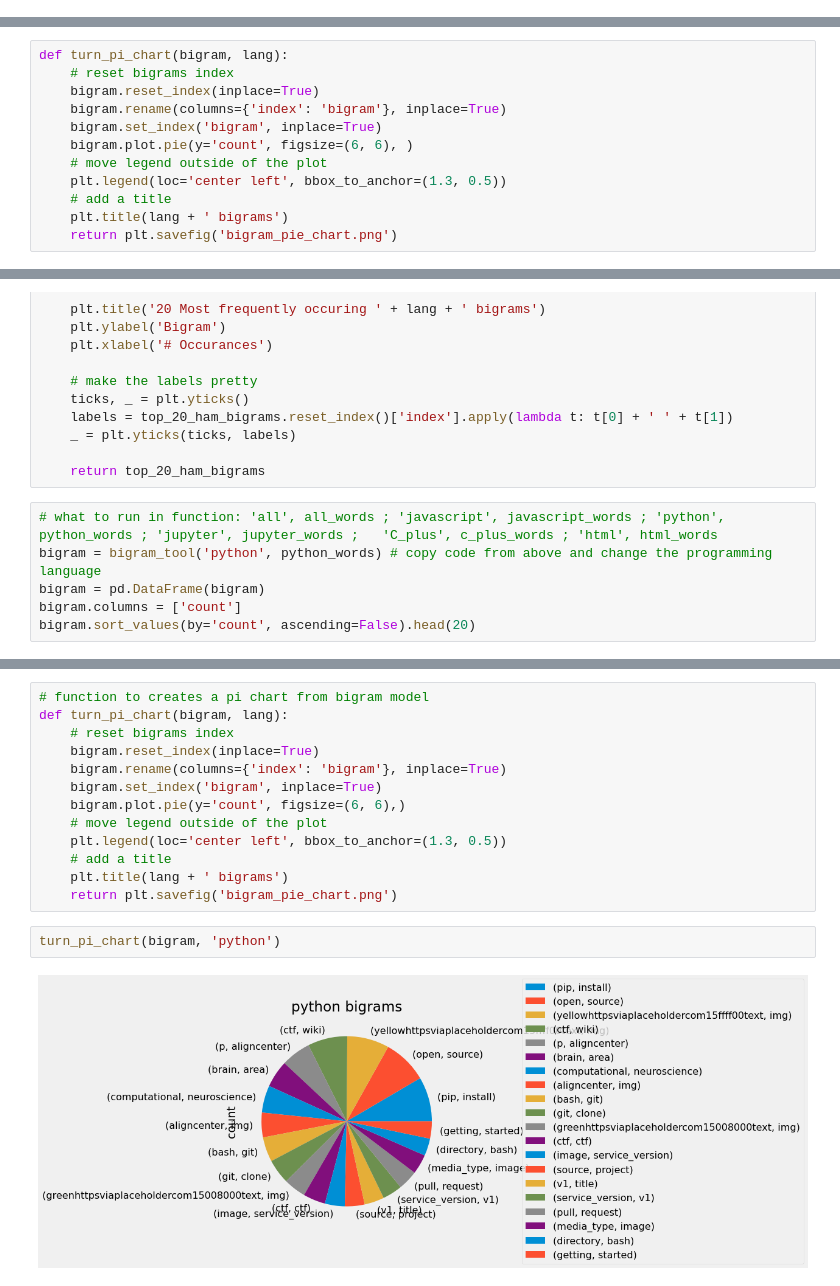
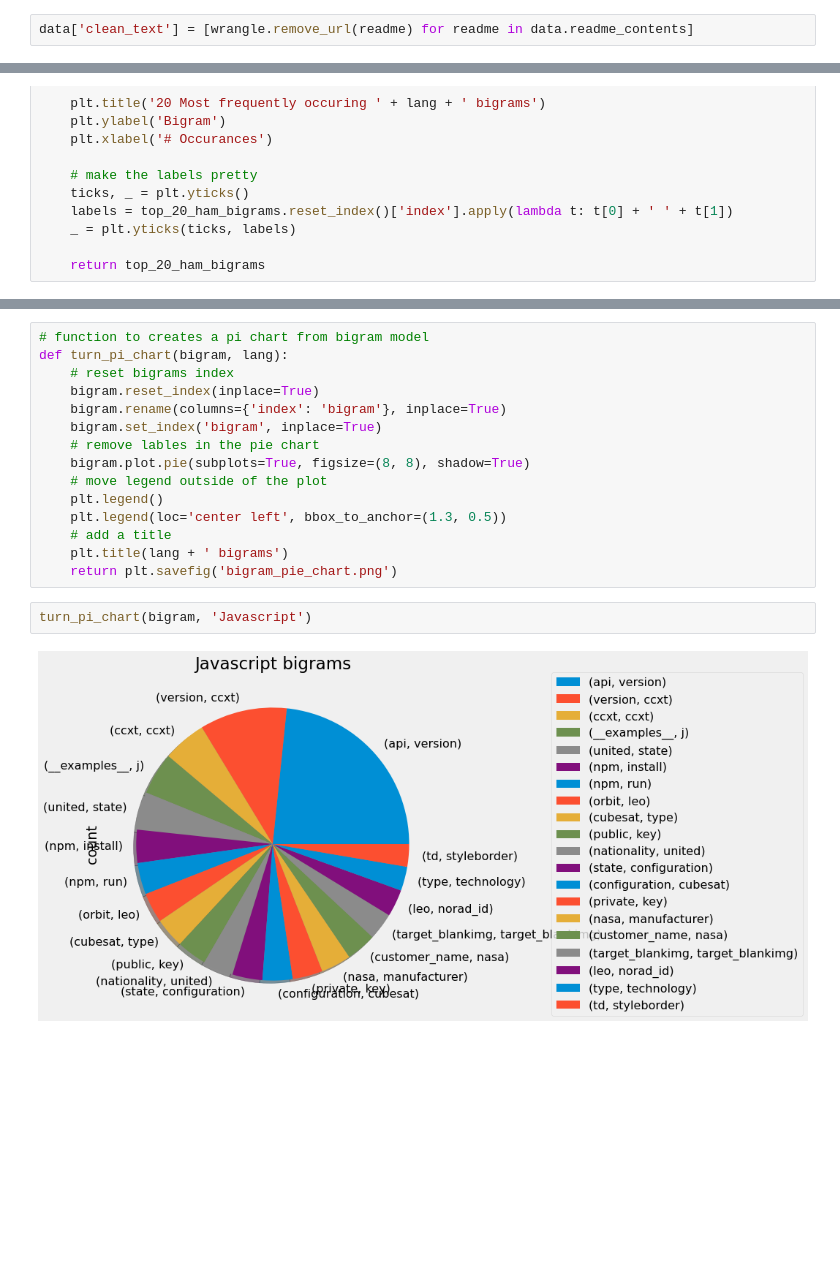
Before and after one commit to codeup-nlp/nlp-project, a Jupyter notebook: craig_explore.ipynb, the cells around one changed output, grey strips where cells are left out. Cells and saved outputs as stored; diff of their text form; blank space fills up the shorter version.

```diff
--- a/craig_explore.ipynb
+++ b/craig_explore.ipynb
@@ -71,0 +45,2 @@ data
+# %%
+data['clean_text'] = [wrangle.remove_url(readme) for readme in data.readme_contents]
@@ -797,12 +785,0 @@ bigram.sort_values(by='count', ascending=False).head(20)
-# %%
-def turn_pi_chart(bigram, lang):
-    # reset bigrams index
-    bigram.reset_index(inplace=True)
-    bigram.rename(columns={'index': 'bigram'}, inplace=True)
-    bigram.set_index('bigram', inplace=True)
-    bigram.plot.pie(y='count', figsize=(6, 6), )
-    # move legend outside of the plot
-    plt.legend(loc='center left', bbox_to_anchor=(1.3, 0.5))
-    # add a title
-    plt.title(lang + ' bigrams')
-    return plt.savefig('bigram_pie_chart.png')
@@ -839,9 +806,3 @@ def bigram_tool(lang, lang_words):
     _ = plt.yticks(ticks, labels)
 
     return top_20_ham_bigrams
-# %%
-# what to run in function: 'all', all_words ; 'javascript', javascript_words ; 'python', python_words ; 'jupyter', jupyter_words ;	'C_plus', c_plus_words ; 'html', html_words
-bigram = bigram_tool('python', python_words) # copy code from above and change the programming language
-bigram = pd.DataFrame(bigram)
-bigram.columns = ['count']
-bigram.sort_values(by='count', ascending=False).head(20)
@@ -871,13 +813,15 @@ def turn_pi_chart(bigram, lang):
     bigram.reset_index(inplace=True)
     bigram.rename(columns={'index': 'bigram'}, inplace=True)
     bigram.set_index('bigram', inplace=True)
-    bigram.plot.pie(y='count', figsize=(6, 6),)
+    # remove lables in the pie chart
+    bigram.plot.pie(subplots=True, figsize=(8, 8), shadow=True)
     # move legend outside of the plot
+    plt.legend()
     plt.legend(loc='center left', bbox_to_anchor=(1.3, 0.5))
     # add a title
     plt.title(lang + ' bigrams')
     return plt.savefig('bigram_pie_chart.png')
 # %%
-turn_pi_chart(bigram, 'python')
+turn_pi_chart(bigram, 'Javascript')
 # %% [output]
-[figure, old version]
+[figure, new version]
```
Also changed, not shown: parts of 32 cells of this notebook.
